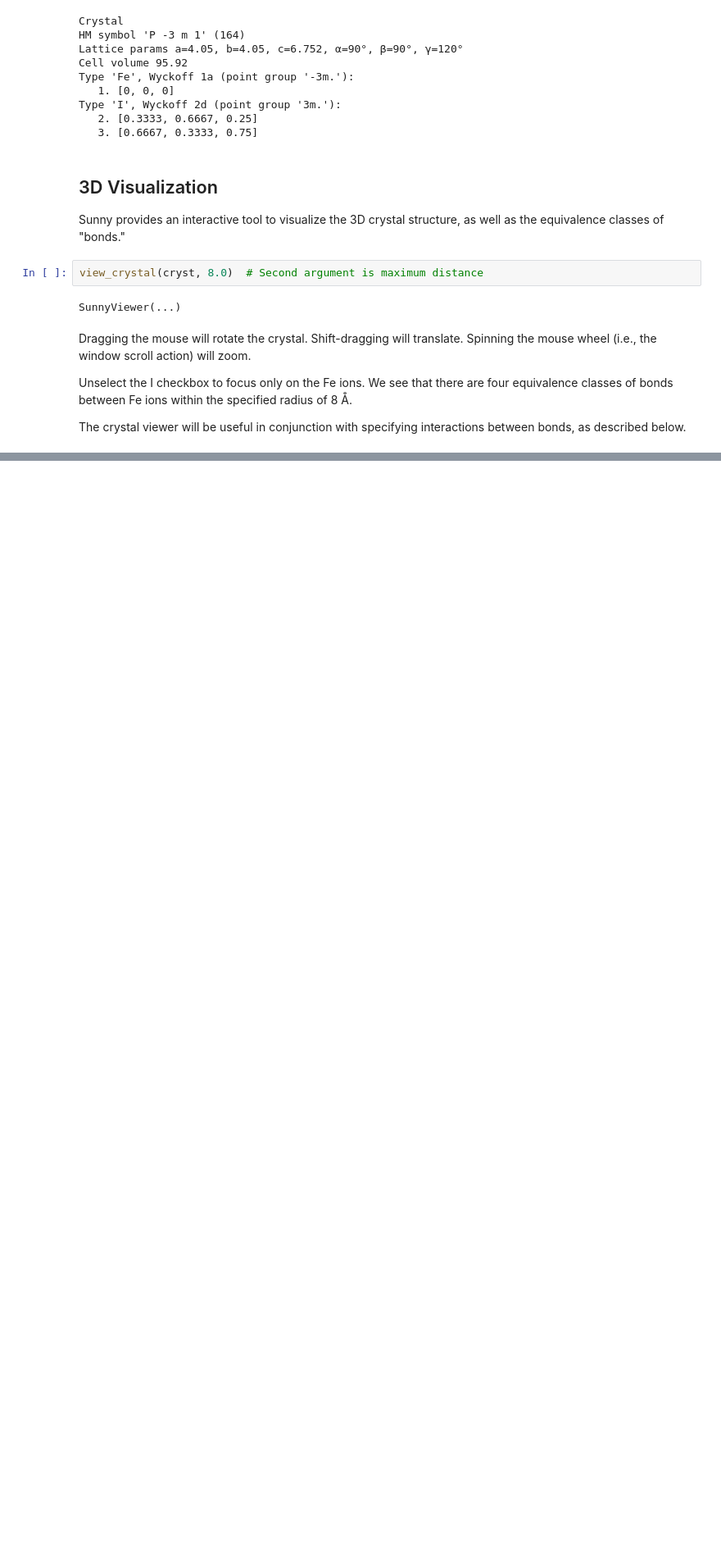
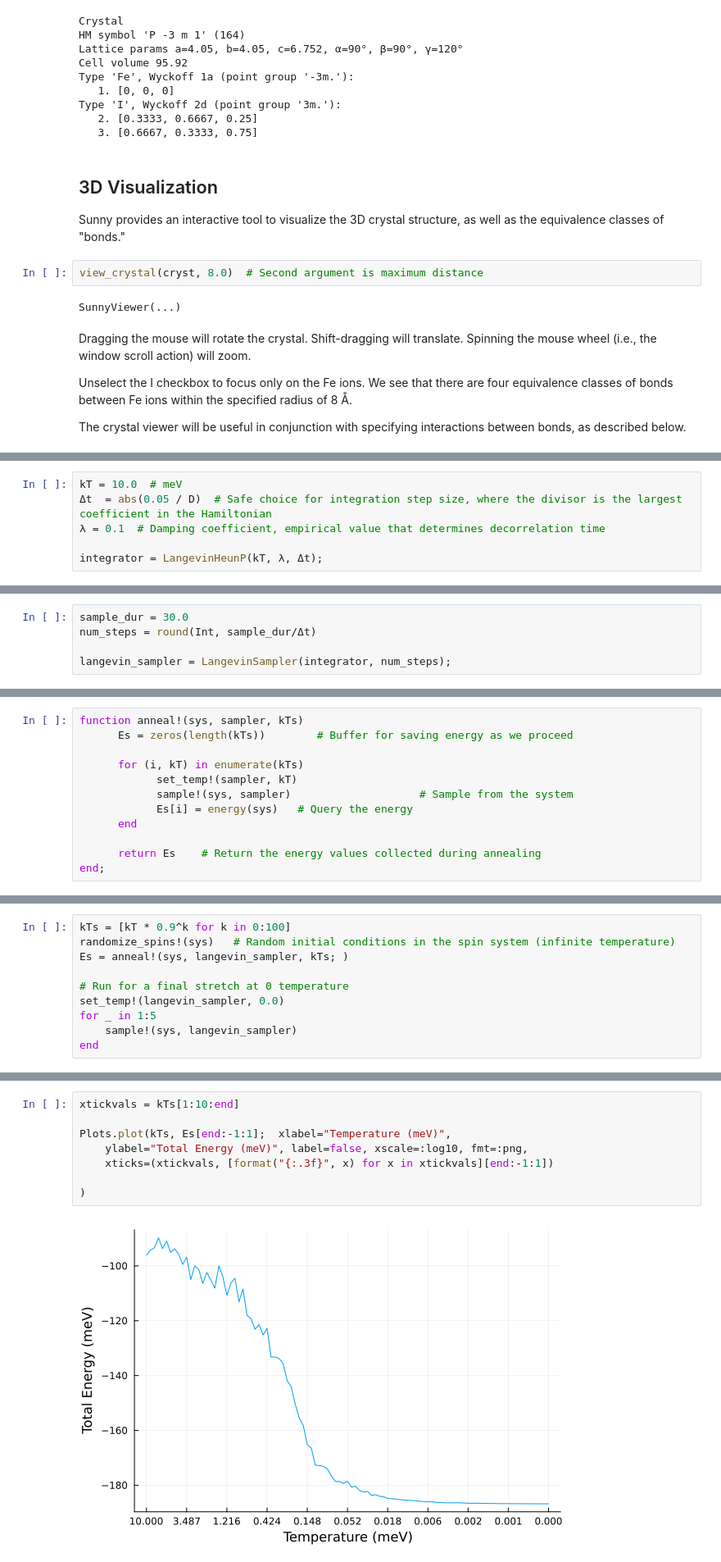
Before and after one commit to SunnySuite/SunnyTutorials, a Jupyter notebook: tutorials/FeI2/FeI2_tutorial.ipynb, the cells around one changed output, grey strips where cells are left out. Shown at 82% size. Cells and saved outputs as stored; diff of their text form; blank space fills up the shorter version.

```diff
--- a/tutorials/FeI2/FeI2_tutorial.ipynb
+++ b/tutorials/FeI2/FeI2_tutorial.ipynb
@@ -351,0 +278,6 @@ Let us take a look at the spin configuration that we have found to see if it mat
+# %%
+kT = 10.0  # meV
+Δt  = abs(0.05 / D)  # Safe choice for integration step size, where the divisor is the largest coefficient in the Hamiltonian
+λ = 0.1  # Damping coefficient, empirical value that determines decorrelation time
+
+integrator = LangevinHeunP(kT, λ, Δt);
@@ -351,0 +286,5 @@ Let us take a look at the spin configuration that we have found to see if it mat
+# %%
+sample_dur = 30.0
+num_steps = round(Int, sample_dur/Δt)
+
+langevin_sampler = LangevinSampler(integrator, num_steps);
@@ -351,0 +295,12 @@ Let us take a look at the spin configuration that we have found to see if it mat
+# %%
+function anneal!(sys, sampler, kTs)
+      Es = zeros(length(kTs))        # Buffer for saving energy as we proceed
+
+      for (i, kT) in enumerate(kTs)
+            set_temp!(sampler, kT)
+            sample!(sys, sampler)                    # Sample from the system
+            Es[i] = energy(sys)   # Query the energy
+      end
+
+      return Es    # Return the energy values collected during annealing
+end;
@@ -351,0 +309,10 @@ Let us take a look at the spin configuration that we have found to see if it mat
+# %%
+kTs = [kT * 0.9^k for k in 0:100]
+randomize_spins!(sys)   # Random initial conditions in the spin system (infinite temperature)
+Es = anneal!(sys, langevin_sampler, kTs; )
+
+# Run for a final stretch at 0 temperature
+set_temp!(langevin_sampler, 0.0)
+for _ in 1:5
+    sample!(sys, langevin_sampler)
+end
@@ -351,0 +321,10 @@ Let us take a look at the spin configuration that we have found to see if it mat
+# %%
+xtickvals = kTs[1:10:end]
+
+Plots.plot(kTs, Es[end:-1:1];  xlabel="Temperature (meV)",
+    ylabel="Total Energy (meV)", label=false, xscale=:log10, fmt=:png,
+    xticks=(xtickvals, [format("{:.3f}", x) for x in xtickvals][end:-1:1])
+
+)
+# %% [output]
+[figure, added]
```
Also changed, not shown: parts of 146 cells of this notebook.
